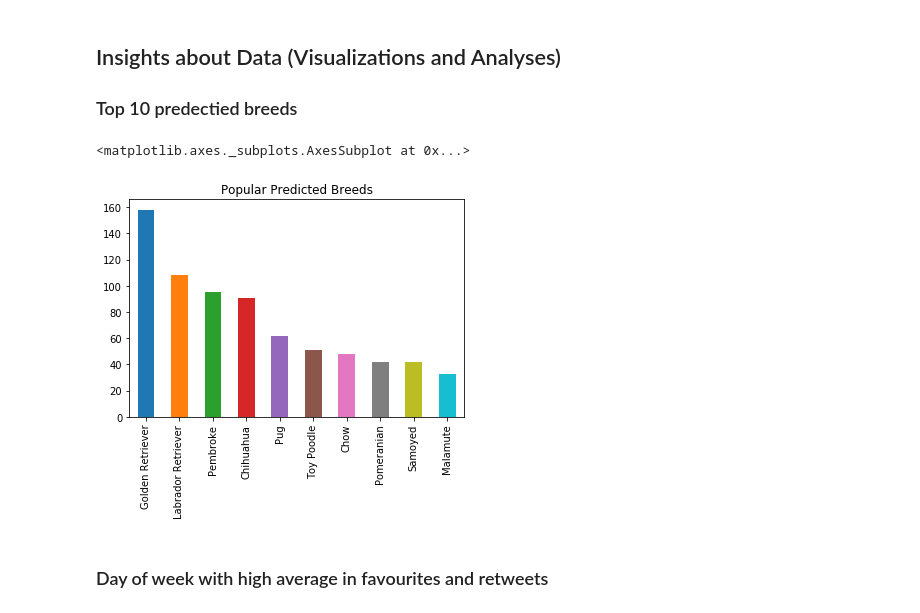
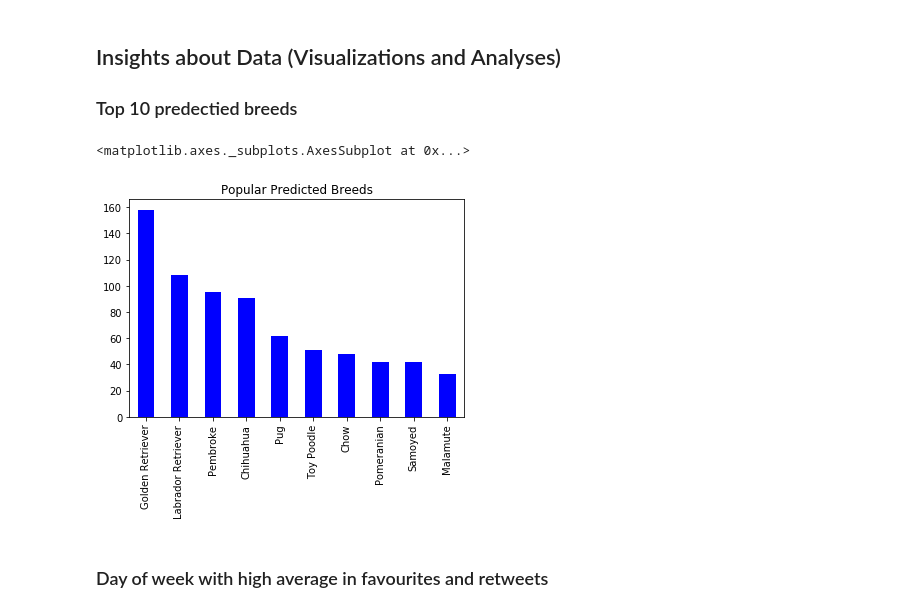
Before and after one commit to najwa1985/P6_-WeRateDogs-Data-Wrangle-And-Analysis, a Jupyter notebook: Wrangle_act.ipynb, the cells around one changed output. Saved outputs shown, nothing was run; the diff lists cells and outputs as text; code cells hidden in the pictures.

```diff
--- a/Wrangle_act.ipynb
+++ b/Wrangle_act.ipynb
@@ -806,10 +806,10 @@ memory usage: 186.8+ KB
 ### Top 10 predectied breeds
 # %%
 # Top 10 predectied breeds
-twitter_archive_master[ twitter_archive_master['breed_pred'] != 'Not dog'].breed_pred.value_counts()[:10].plot(kind='bar',title='Popular Predicted Breeds')
+twitter_archive_master[ twitter_archive_master['breed_pred'] != 'Not dog'].breed_pred.value_counts()[:10].plot(kind='bar',color='blue',title='Popular Predicted Breeds')
 # %% [output]
 <matplotlib.axes._subplots.AxesSubplot at 0x...>
-[figure, old version]
+[figure, new version]
 # %%
 #Extract month and the day of the week from date to use it for analysis
 twitter_archive_master['month'] = twitter_archive_master['timestamp'].dt.month
```
Also changed, not shown: parts of 5 cells of this notebook.
